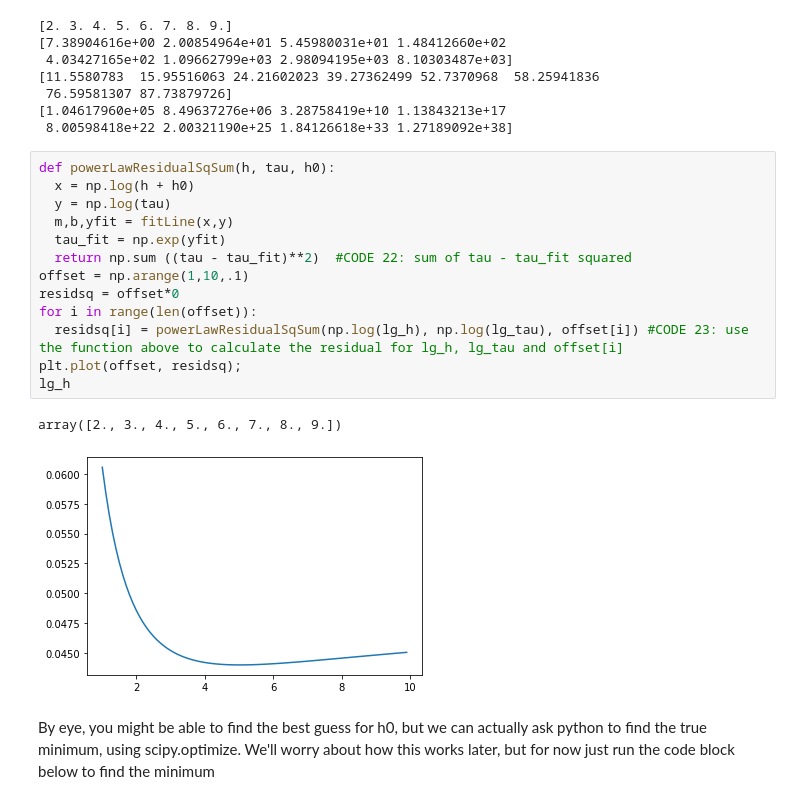
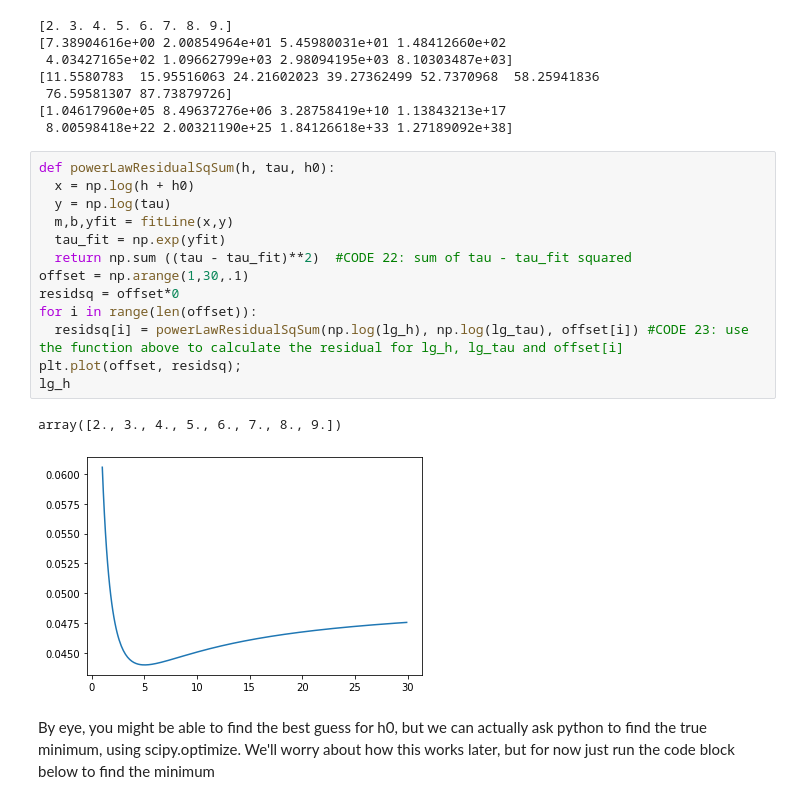
Before and after one commit to NYUExperimentalPhysics1-2021/labanalysis2-sk8980, a Jupyter notebook: LabAnalysis2.ipynb, the cells around one changed output. Drawn from its saved outputs; the diff is of its cells as text.

```diff
--- a/LabAnalysis2.ipynb
+++ b/LabAnalysis2.ipynb
@@ -455,19 +455,19 @@ print(tau)
 # %%
 def powerLawResidualSqSum(h, tau, h0):
   x = np.log(h + h0)
   y = np.log(tau)
   m,b,yfit = fitLine(x,y)
   tau_fit = np.exp(yfit)
   return np.sum ((tau - tau_fit)**2)  #CODE 22: sum of tau - tau_fit squared
-offset = np.arange(1,10,.1)
+offset = np.arange(1,30,.1)
 residsq = offset*0
 for i in range(len(offset)):
   residsq[i] = powerLawResidualSqSum(np.log(lg_h), np.log(lg_tau), offset[i]) #CODE 23: use the function above to calculate the residual for lg_h, lg_tau and offset[i]
 plt.plot(offset, residsq);
 lg_h
 # %% [output]
 array([2., 3., 4., 5., 6., 7., 8., 9.])
-[figure, old version]
+[figure, new version]
 # %% [markdown]
 By eye, you might be able to find the best guess for h0, but we can actually ask python to find the true minimum, using scipy.optimize. We'll worry about how this works later, but for now just run the code block below to find the minimum
 # %%
```
